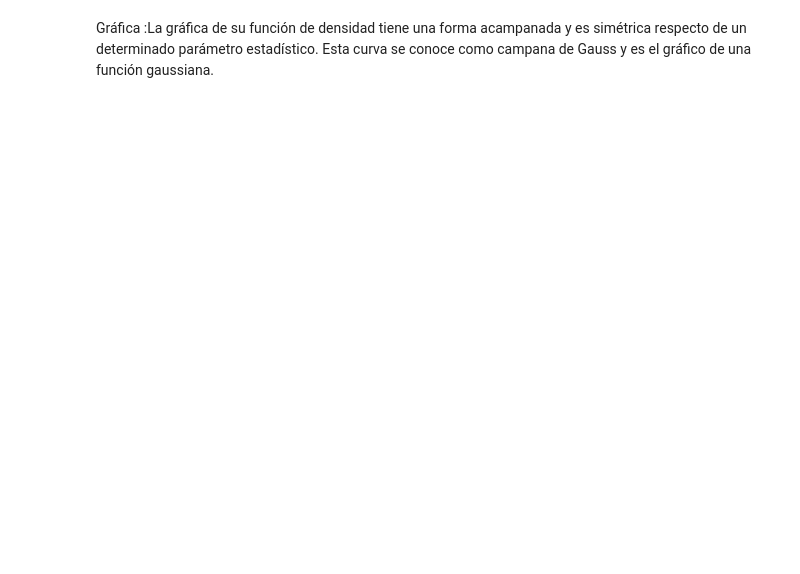
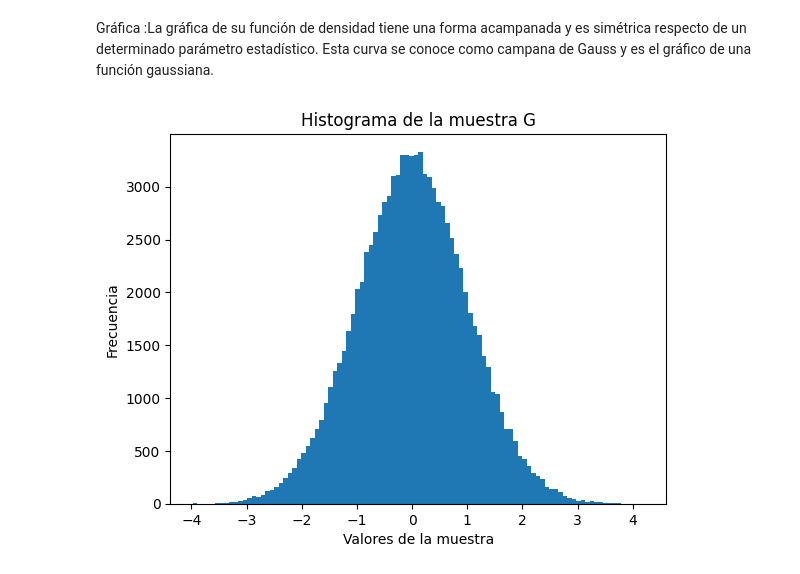
Before and after one commit to Anali24/SIMULACION-I, a Jupyter notebook: Normal_SI.ipynb, the cells around one changed output. Cells and saved outputs as stored; diff of their text form; code cells hidden in the pictures; blank space fills up the shorter version.

```diff
--- a/Normal_SI.ipynb
+++ b/Normal_SI.ipynb
@@ -87,5 +87,18 @@ plt.show()
 # %% [markdown]
 Gráfica :La gráfica de su función de densidad tiene una forma acampanada y es simétrica respecto de un determinado parámetro estadístico. Esta curva se conoce como campana de Gauss y es el gráfico de una función gaussiana.
+# %%
+# Creamos un histograma de los datos en G con 100 contenedores (bins)
+plt.hist(G, bins=100)
+
+# Añadimos etiquetas y título al gráfico
+plt.xlabel('Valores de la muestra')
+plt.ylabel('Frecuencia')
+plt.title('Histograma de la muestra G')
+
+# Mostramos el gráfico
+plt.show()
+# %% [output]
+[figure, added]
 # %%
 # Creamos un gráfico de línea con los valores de la muestra G
 plt.plot(G)
```
Also changed, not shown: parts of 5 cells of this notebook.
